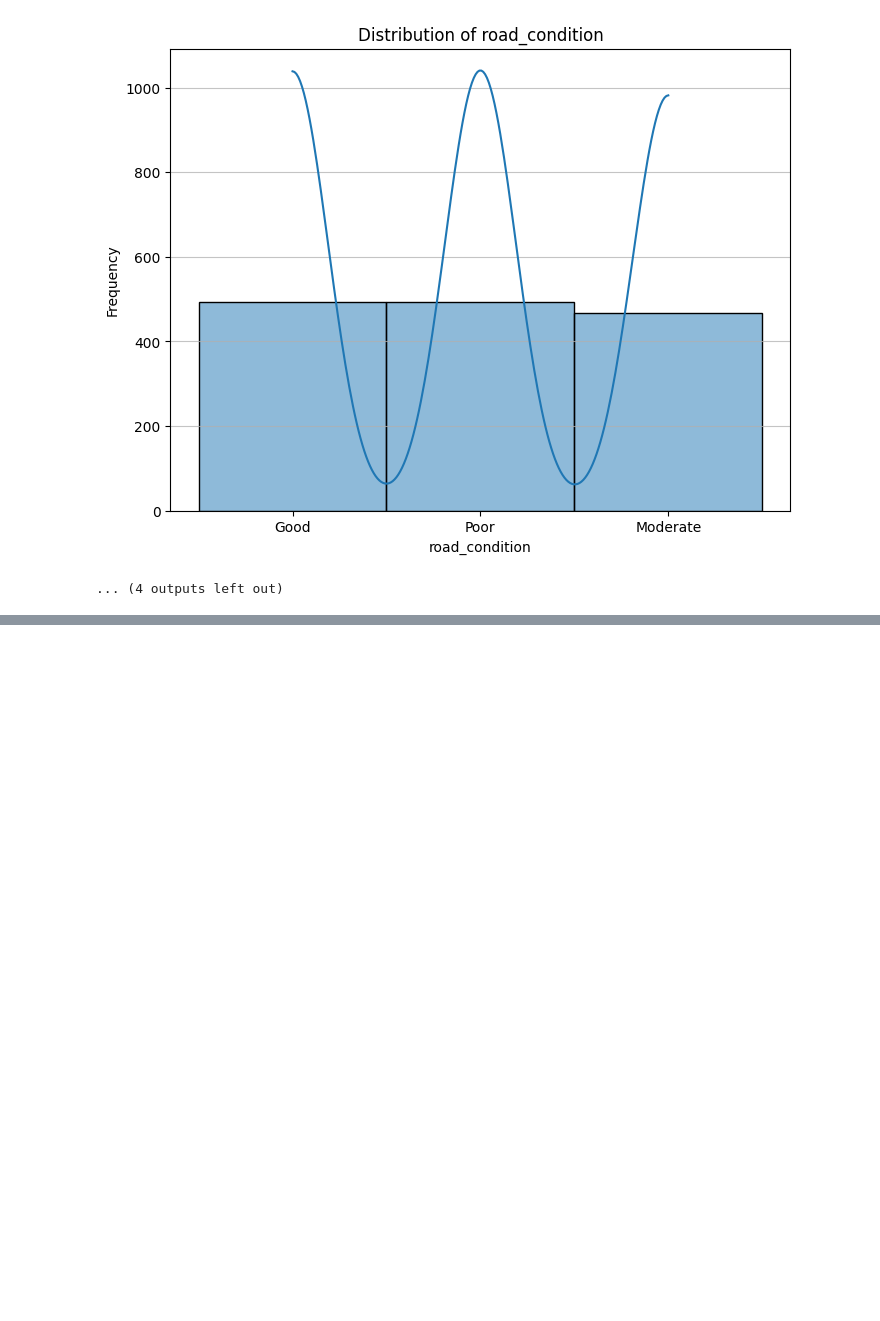
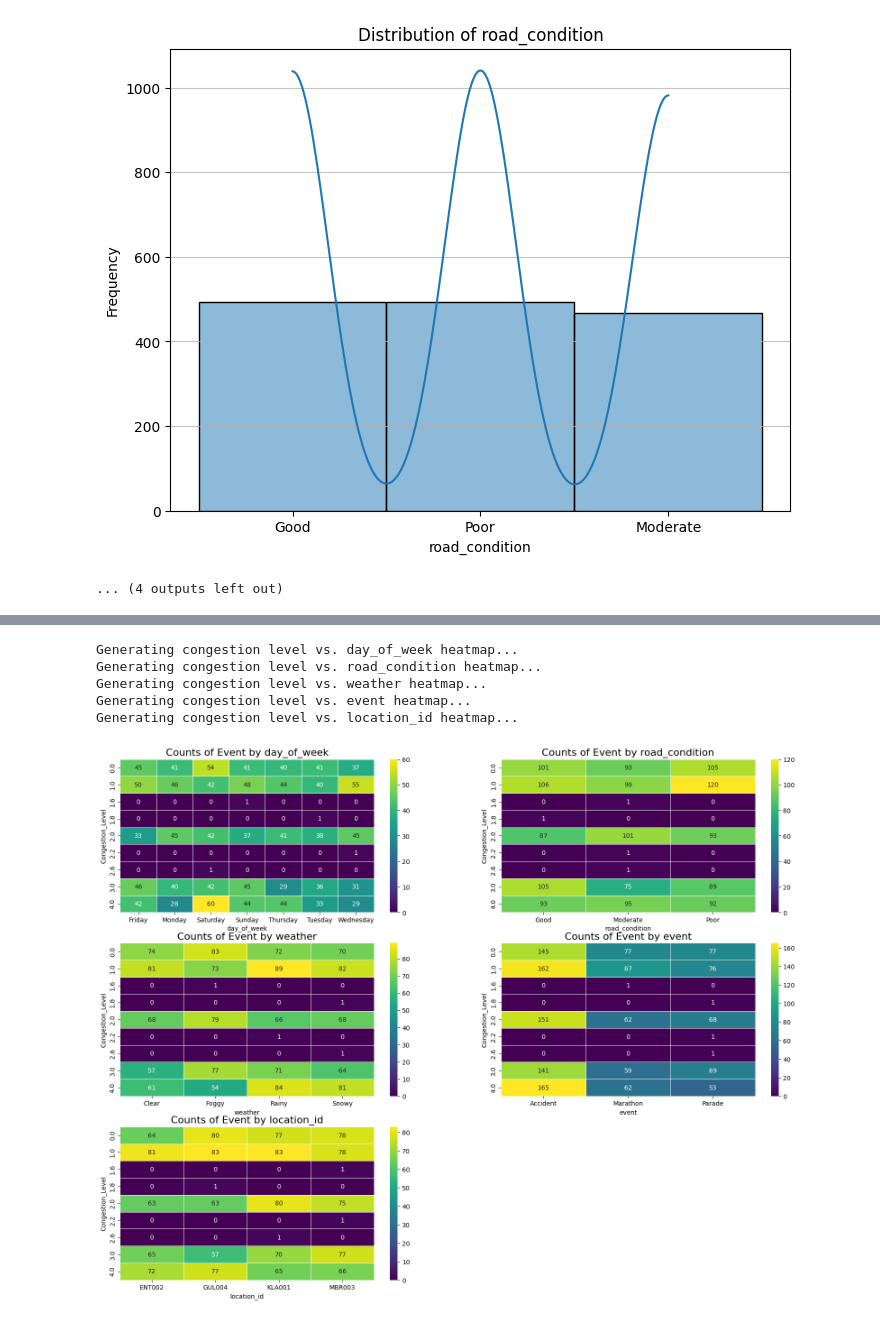
Before and after one commit to OmallaRoy/Machine-learining-project, a Jupyter notebook: traffic_forecasting.ipynb, the cells around one changed output, grey strips where cells are left out. Cells and saved outputs as stored; diff of their text form; code cells hidden in the pictures; blank space fills up the shorter version.

```diff
--- a/traffic_forecasting.ipynb
+++ b/traffic_forecasting.ipynb
@@ -687,0 +678,21 @@ All requested visualizations have been generated.
+# %%
+plt.figure(figsize=(20,15))
+for i, col in enumerate(['day_of_week', 'road_condition', 'weather','event','location_id']):
+    if col not in df_cleaned.columns:
+        print(f"Warning: Column '{col}' not found in inverse_transformed_categories_df, skipping categorical pair visualizations.")
+        continue
+    print("Generating congestion level vs." ,col , "heatmap...")
+    event_road_crosstab = pd.crosstab(df_cleaned['target_congestion_level'],
+                                    df_cleaned[col])
+    plt.subplot(3,2,i+1)  # Create a subplot for each heatmap
+    sns.heatmap(event_road_crosstab, annot=True, cmap='viridis', fmt='d', linewidths=.5)
+    plt.title(f"Counts of Event by {col}" ,fontsize=16)
+    plt.xlabel(col)
+    plt.ylabel('Congestion_Level')
+# %% [output]
+Generating congestion level vs. day_of_week heatmap...
+Generating congestion level vs. road_condition heatmap...
+Generating congestion level vs. weather heatmap...
+Generating congestion level vs. event heatmap...
+Generating congestion level vs. location_id heatmap...
+[figure, added]
```
Also changed, not shown: parts of 7 cells of this notebook.
